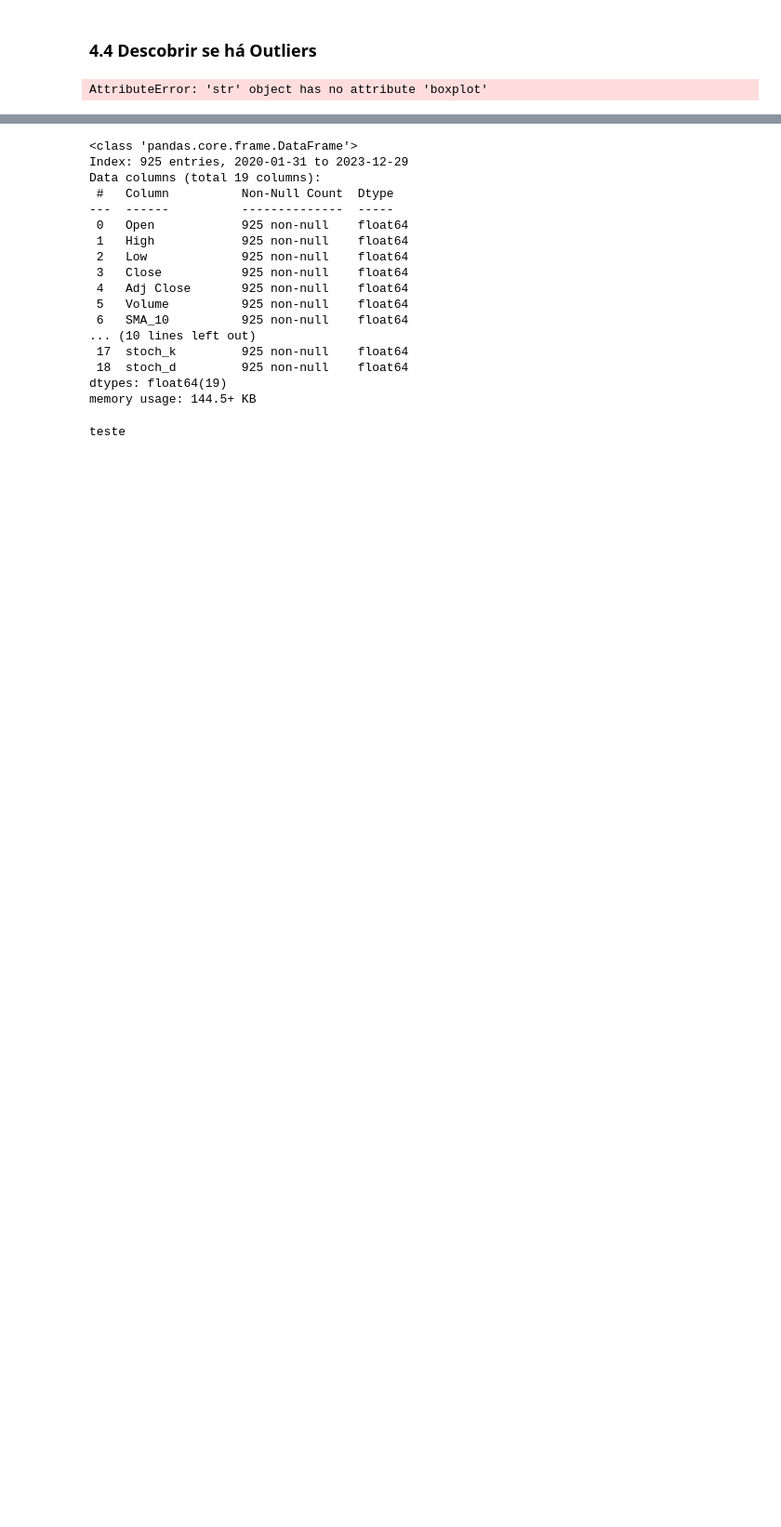
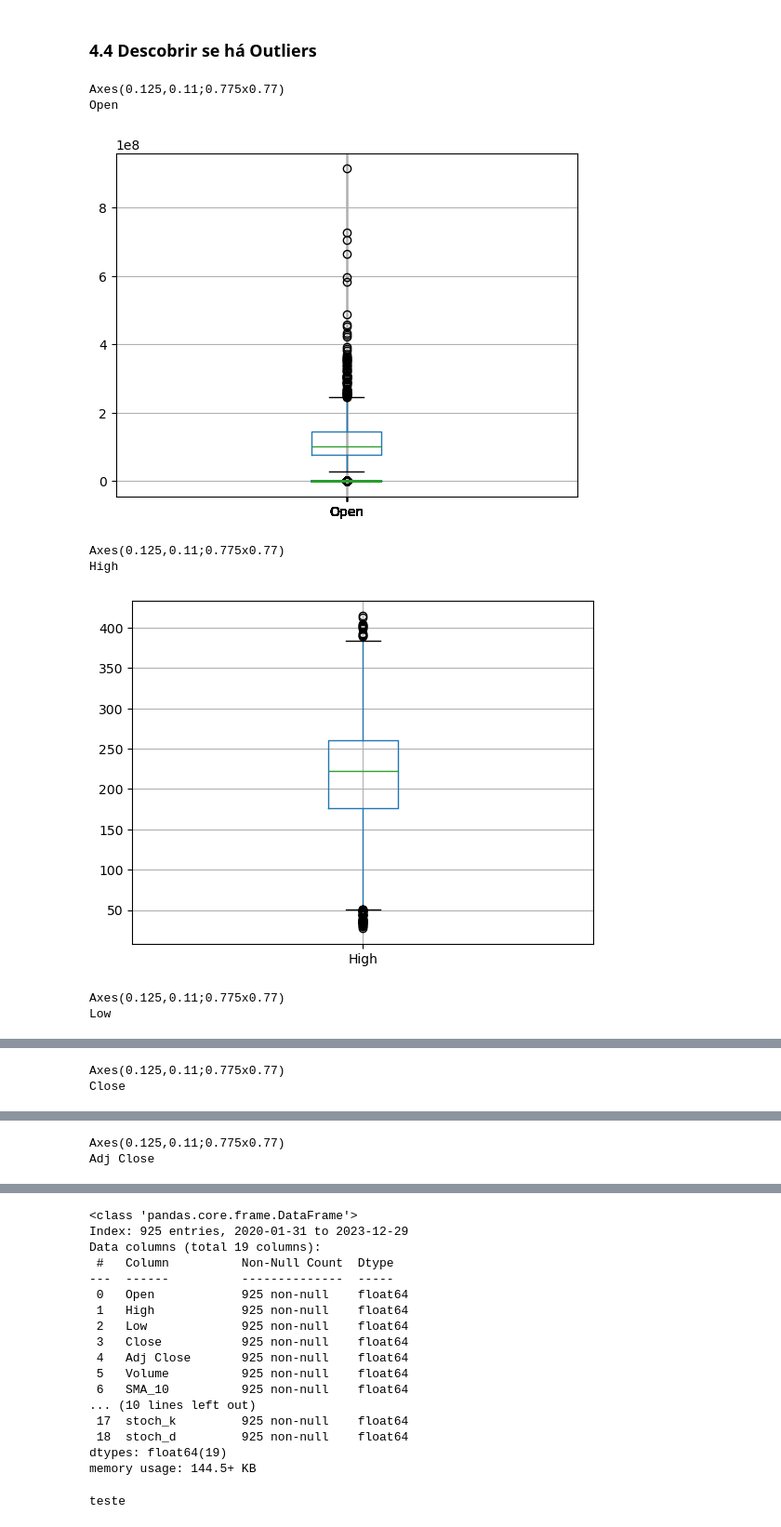
Before and after one commit to TCCCODADA/TCCII, a Jupyter notebook: extraction.ipynb, the cells around one changed output, grey strips where cells are left out. Shown at 93% size. Drawn from its saved outputs; the diff is of its cells as text; code cells hidden in the pictures; blank space fills up the shorter version.

```diff
--- a/extraction.ipynb
+++ b/extraction.ipynb
@@ -196,7 +214,7 @@ Wall time: 543 ms
 #df['Date'] = pd.to_datetime(df['Date'], format='%Y-%m-%d')
 nome_colunas = ['Open', 'High', 'Low', 'Close', 'Adj Close', 'Volume', 'SMA_10', 'EMA_10', 'RSI_10', 'MACD', 'MACD_Histogram', 'BBL_20_2.0', 'BBM_20_2.0', 'BBU_20_2.0', 'BBB_20_2.0', 'BBP_20_2.0', 'ATRr_14', 'stoch_k', 'stoch_d']
 #nomes_dascolunas = df.columns.tolist()
-
+lista_colunas = ['Unnamed: 0.5','Unnamed: 0.4','Unnamed: 0.3','Unnamed: 0.2','Unnamed: 0.1','Unnamed: 0']
 caminho_pasta = 'Base_dados'
 # Pega o nome dos arquivos da pasta e armazena numa lista\n,
 lista_arquivos = [arquivo for arquivo in os.listdir(caminho_pasta) if os.path.isfile(os.path.join(caminho_pasta, arquivo))]
@@ -205,8 +223,14 @@ for arq in lista_arquivos:
     print(arq)
     df = pd.read_csv(f"Base_dados/{arq}")
     for col in nome_colunas:
-        df[col] = df[col].astype(float)  # Converte uma coluna em decimal
+        df[col] = df[col].astype(float)  # Converte uma coluna em float
+        df.to_csv(f"Base_dados/{arq}") #Salvando o resultado no DataFrame
     df['NOME_ACAO'] = arq
+
+for arq in lista_arquivos:
+    print(arq)
+    df = pd.read_csv(f"Base_dados/{arq}")
+    print(df)
 # %% [output]
 hist_BBAS3
 hist_EA
@@ -218,9 +243,17 @@ hist_TSLA
 # %% [markdown]
 ### 4.4 Descobrir se há Outliers
 # %%
-for colout in nomes_dascolunas:
+for colout in nome_colunas:
     a = df.boxplot(column=[colout])
     print(f"{a}\n{colout}")
     a = 0
+    plt.show()
 # %% [output]
-AttributeError: 'str' object has no attribute 'boxplot'
+Axes(0.125,0.11;0.775x0.77)
+Open
+[figure, added]
+Axes(0.125,0.11;0.775x0.77)
+High
+[figure, added]
+Axes(0.125,0.11;0.775x0.77)
+Low
@@ -226,0 +261,2 @@ AttributeError: 'str' object has no attribute 'boxplot'
+Axes(0.125,0.11;0.775x0.77)
+Close
@@ -226,0 +264,2 @@ AttributeError: 'str' object has no attribute 'boxplot'
+Axes(0.125,0.11;0.775x0.77)
+Adj Close
```
Also changed, not shown: parts of 13 cells of this notebook, 7 other files.
